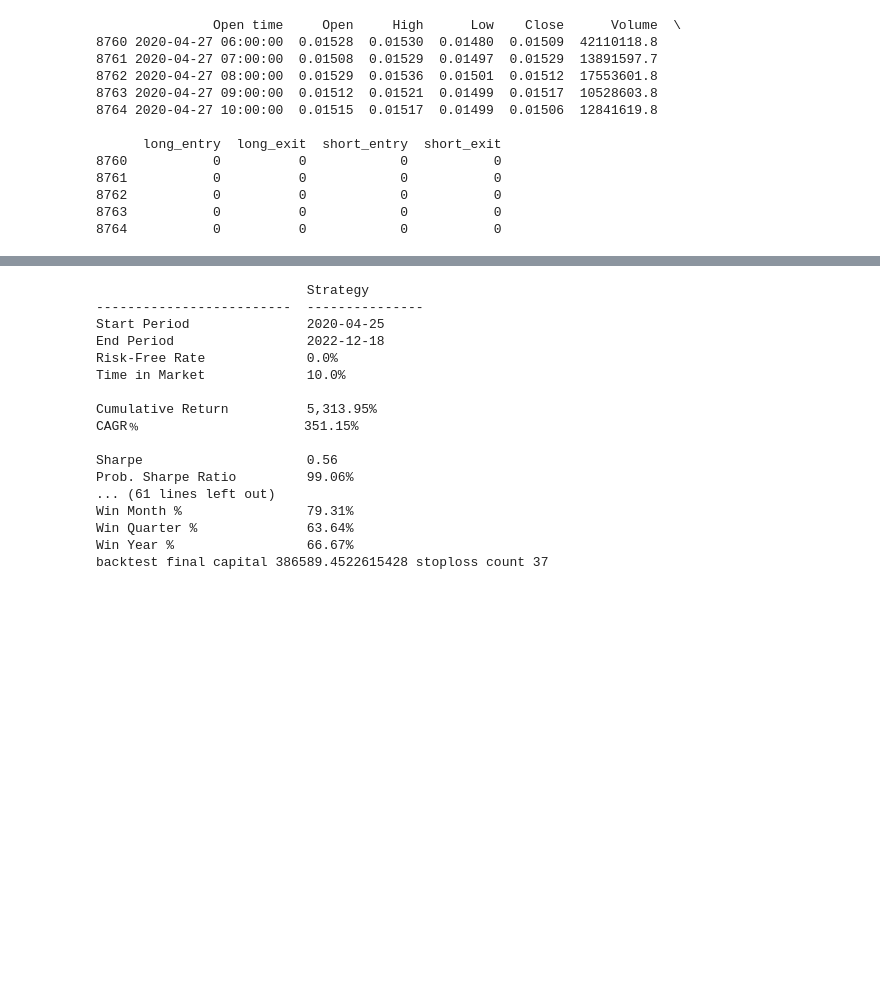
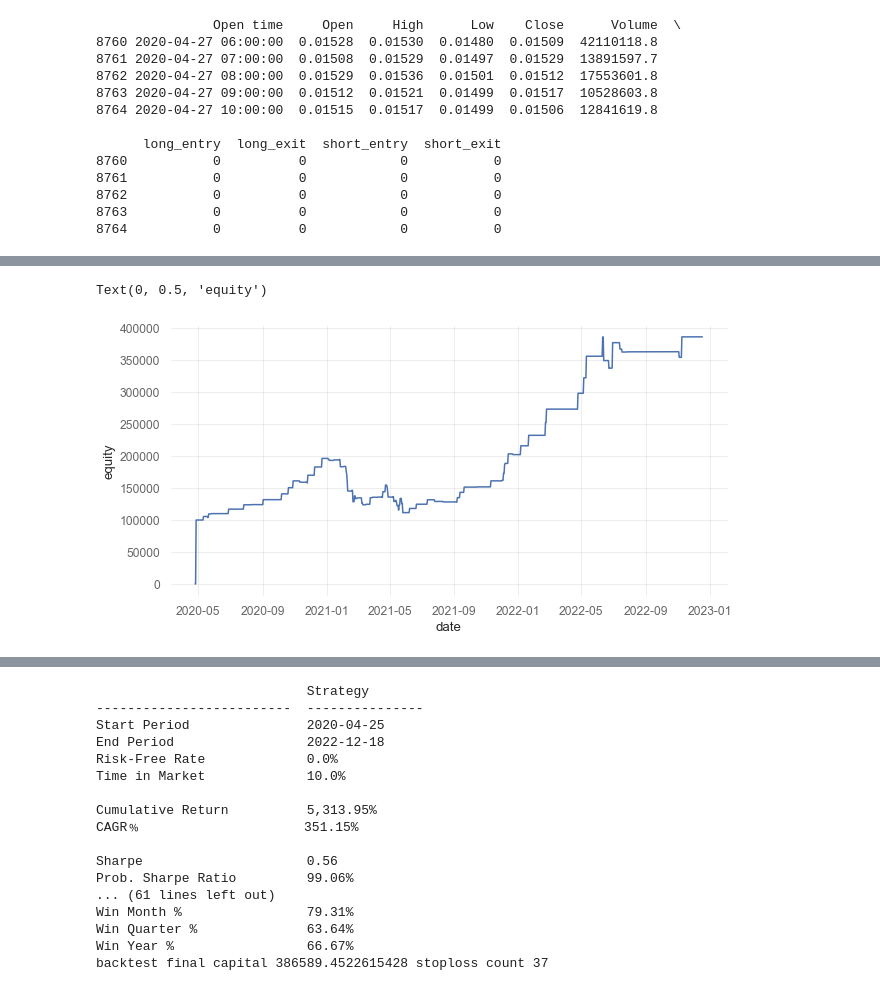
Before and after one commit to cryptic-core/crypto-strategy-backtest, a Jupyter notebook: aave-uni-bolll-backtest.ipynb, the cells around one changed output, grey strips where cells are left out. Drawn from its saved outputs; the diff is of its cells as text; code cells hidden in the pictures; blank space fills up the shorter version.

```diff
--- a/aave-uni-bolll-backtest.ipynb
+++ b/aave-uni-bolll-backtest.ipynb
@@ -270,7 +270,7 @@ print(dfh.head(5))
 8763           0          0            0           0
 8764           0          0            0           0
 # %%
-# mainloop
+# backtest mainloop
 
 for k in range(skip_num,len(all_klines)-1):
     kl = all_klines[k]
@@ -387,3 +387,9 @@ for k in range(skip_num,len(all_klines)-1):
                 entry_price_lower_long = 0
 
                 dfh.at[k,'long_exit'] = 1
+
+
+# 資產淨值，填入最後一筆
+fin_dt = datetime.strptime(all_klines[-1][0].split(' ')[0],'%Y-%m-%d')
+print(fin_dt)
+qsdf.at[fin_dt, 'Close'] = equity_long + equity_short
@@ -389,0 +455,13 @@ for k in range(skip_num,len(all_klines)-1):
+# %%
+
+fig=plt.figure(figsize=(10,5))
+ax=fig.add_subplot(111)
+
+# Plot the data in the first subplot
+ax.plot(qsdf['Close'],label='equity')
+
+ax.set_xlabel('date')
+ax.set_ylabel('equity')
+# %% [output]
+Text(0, 0.5, 'equity')
+[figure, added]
```
Also changed, not shown: parts of 6 cells of this notebook, 1 other file.
